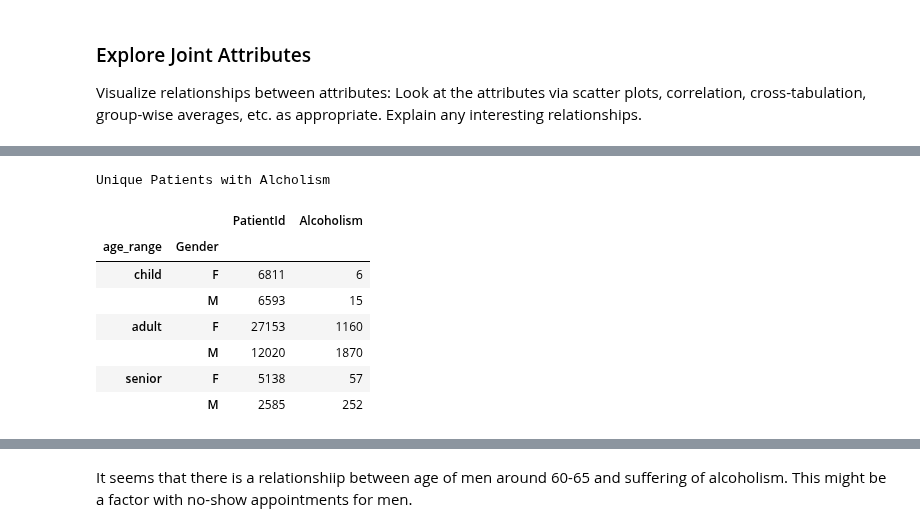
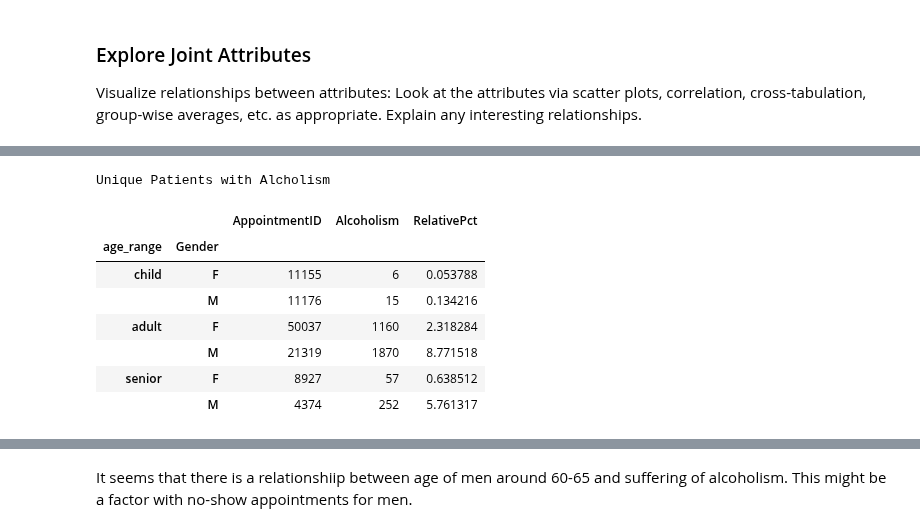
Before and after one commit to cdmorgan103/7331DataMiningNoShow, a Jupyter notebook: 7331DataMiningNoShow_CR.ipynb, the cells around one changed output, grey strips where cells are left out. Saved outputs shown, nothing was run; the diff lists cells and outputs as text; code cells hidden in the pictures.

```diff
--- a/7331DataMiningNoShow_CR.ipynb
+++ b/7331DataMiningNoShow_CR.ipynb
@@ -478,14 +484,15 @@ Unique Patients with Diabetes
 # %%
-agerange_by_gender_AC = df.groupby(['age_range','Gender']).agg({'PatientId':'nunique','Alcoholism':'sum'})
-print("Unique Patients with Alcholism")
+agerange_by_gender_AC = df.groupby(['age_range','Gender']).agg({'AppointmentID': 'count','Alcoholism':'sum'})
+print("Appointments with Patients with Alcholism")
+agerange_by_gender_AC['RelativePct'] = agerange_by_gender_AC.Alcoholism / agerange_by_gender_AC.AppointmentID * 100
 agerange_by_gender_AC
 # %% [output]
 Unique Patients with Alcholism
-|  |  | PatientId | Alcoholism |
-| age_range | Gender |  |  |
-| child | F | 6811 | 6 |
-|  | M | 6593 | 15 |
-| adult | F | 27153 | 1160 |
-|  | M | 12020 | 1870 |
-| senior | F | 5138 | 57 |
-|  | M | 2585 | 252 |
+|  |  | AppointmentID | Alcoholism | RelativePct |
+| age_range | Gender |  |  |  |
+| child | F | 11155 | 6 | 0.053788 |
+|  | M | 11176 | 15 | 0.134216 |
+| adult | F | 50037 | 1160 | 2.318284 |
+|  | M | 21319 | 1870 | 8.771518 |
+| senior | F | 8927 | 57 | 0.638512 |
+|  | M | 4374 | 252 | 5.761317 |
```
Also changed, not shown: parts of 63 cells of this notebook.
